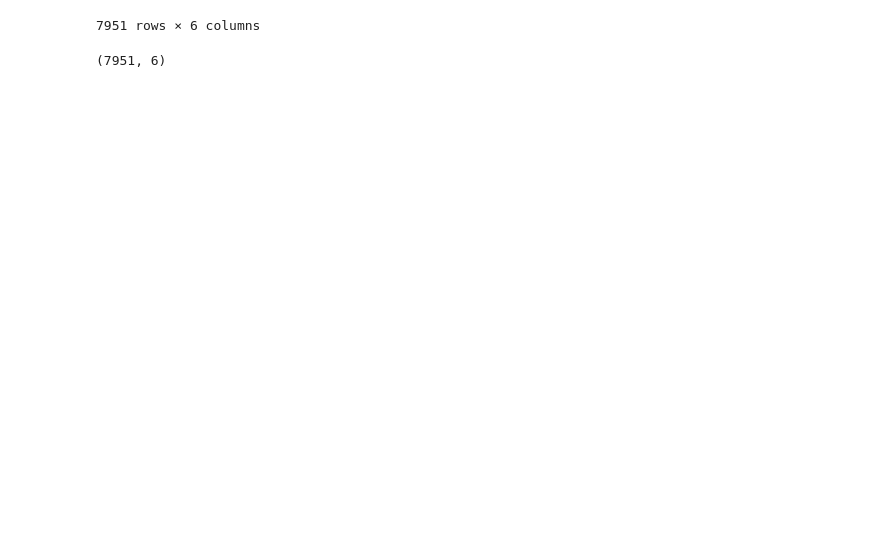
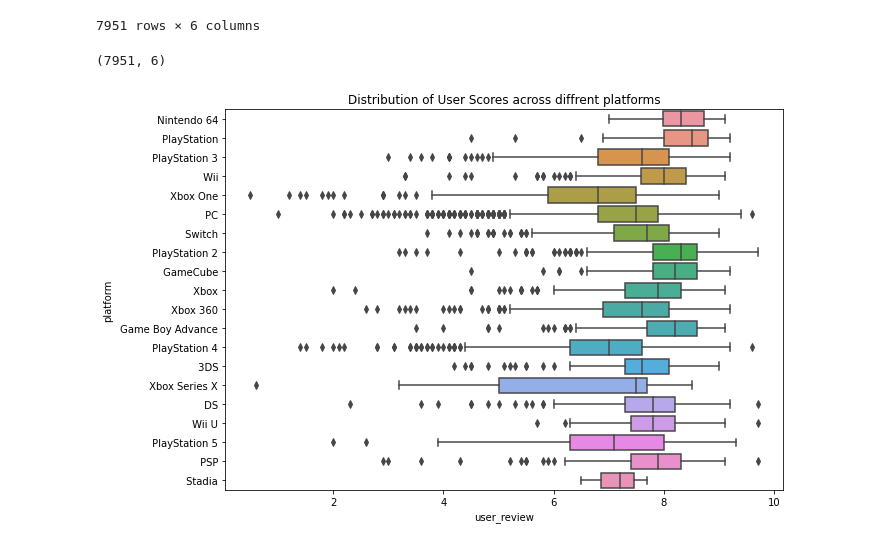
Before and after one commit to HopeHodges99/Videogame-Project, a Jupyter notebook: PreRecProjecg.ipynb, the cells around one changed output. Saved outputs shown, nothing was run; the diff lists cells and outputs as text; code cells hidden in the pictures; blank space fills up the shorter version.

```diff
--- a/PreRecProjecg.ipynb
+++ b/PreRecProjecg.ipynb
@@ -154,3 +155,9 @@ Df5.shape
 ##I got rid of punctuation and made eveything lowercase and got rid of stop words.
 # %%
 ##Next time I will start the actual rec system
+# %%
+plt.figure(figsize=(10,7))
+sns.boxplot(x='user_review',y='platform',data=Df5)
+T = plt.title("Distribution of User Scores across diffrent platforms")
+# %% [output]
+[figure, added]
```
Also changed, not shown: parts of 11 cells of this notebook.
